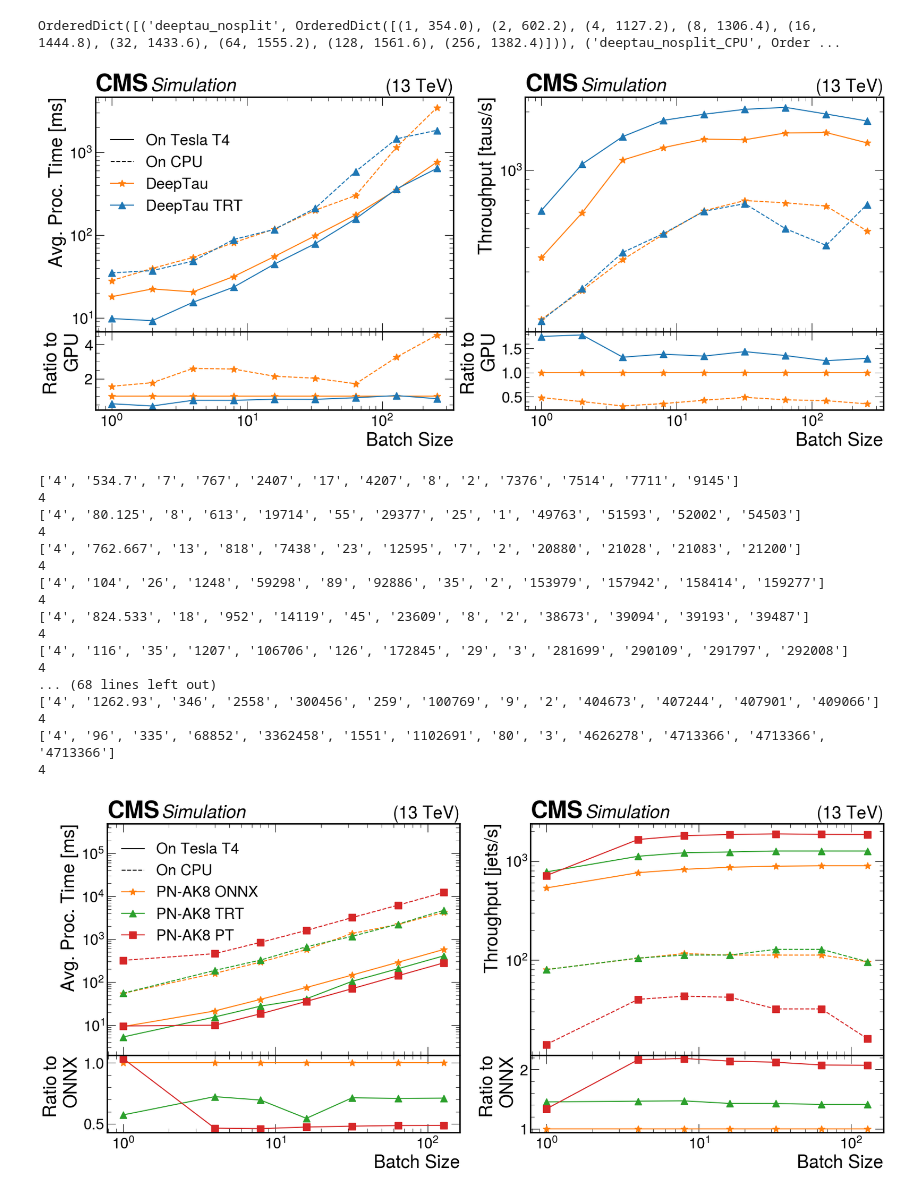
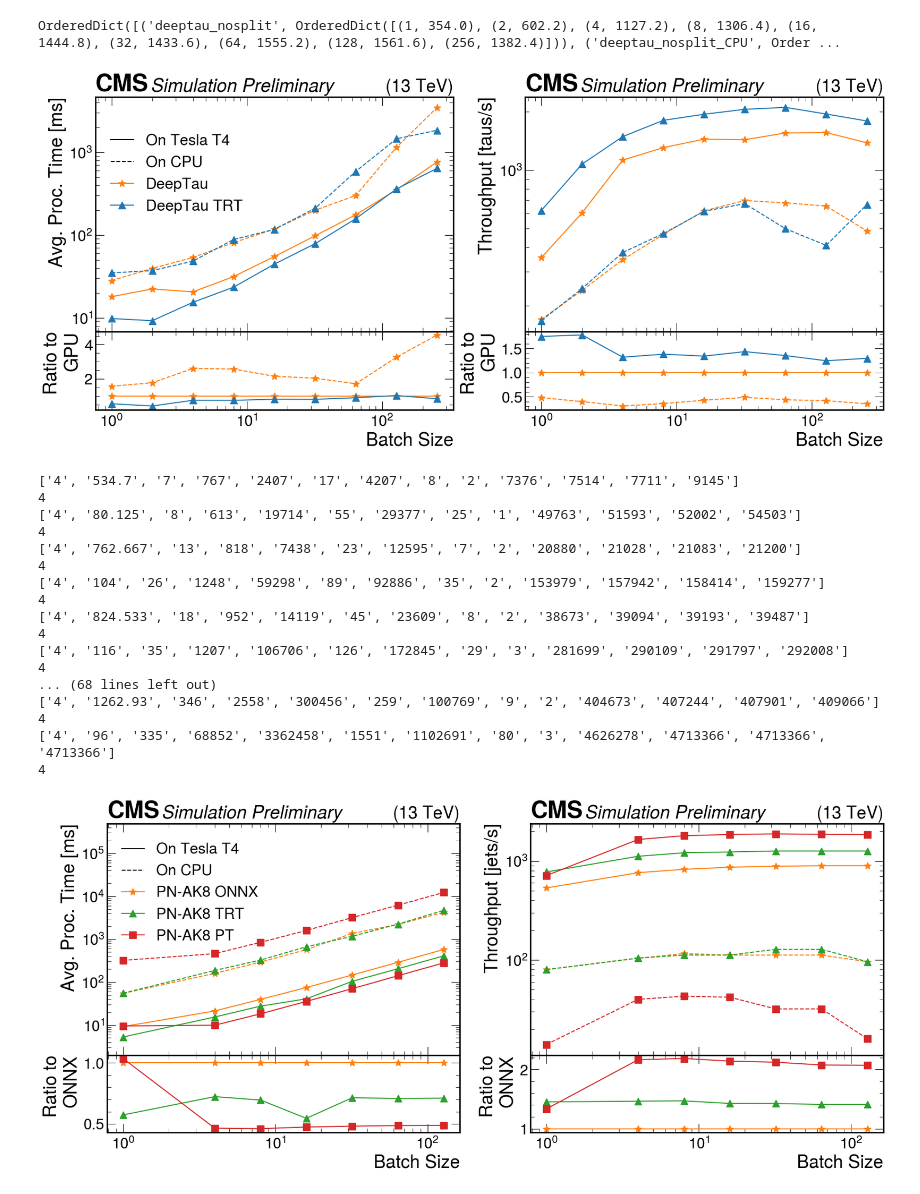
Before and after one commit to yongbinfeng/SONIC_miniAOD_paper_2022, a Jupyter notebook: Models_perf_analyzer_plots.ipynb, the cells around one changed output. Cells and saved outputs as stored; diff of their text form; code cells hidden in the pictures.

```diff
--- a/Models_perf_analyzer_plots.ipynb
+++ b/Models_perf_analyzer_plots.ipynb
@@ -1,6 +1,6 @@
 # %%
 #folder = 'plots_for_DPS/'
-folder = ''
+folder = 'plots/'
 # %%
 import csv
 import os
@@ -121,10 +121,10 @@ def Plot(models, outputname):
     #axs[0, 1].legend()
 
     #hep.cms.label(label='Simulation', loc=0)
-    #hep.cms.label(label='Preliminary', loc=0, ax=axs[0,0])
-    #hep.cms.label(label='Preliminary', loc=0, ax=axs[0,1])
-    hep.cms.label(loc=0, ax=axs[0,0])
-    hep.cms.label(loc=0, ax=axs[0,1])
+    hep.cms.label(label='Preliminary', loc=0, ax=axs[0,0])
+    hep.cms.label(label='Preliminary', loc=0, ax=axs[0,1])
+    #hep.cms.label(loc=0, ax=axs[0,0])
+    #hep.cms.label(loc=0, ax=axs[0,1])
     #hep.cms.lumitext(text='Simulation', ax=None, fontname=None, fontsize=None)
 
     fig.subplots_adjust(hspace=0)
@@ -224,11 +224,14 @@ def Plot(models, outputname):
     axs[0, 1].plot([], [], ' ', label="Tesla T4")
     axs[1, 1].plot([], [], ' ', label="Tesla T4")
 
-    axs[0, 0].plot([], [], label='On Tesla T4', color = 'k', linestyle = 'solid')
-    axs[0, 0].plot([], [], label='On CPU', color = 'k', linestyle = 'dashed')
+    axs[0, 0].plot([], [], label='DeepMET', color = 'w')
+    axs[0, 0].plot([], [], label='On Tesla T4', color = 'tab:cyan', linestyle = 'solid')
+    axs[0, 0].plot([], [], label='On CPU', color = 'tab:cyan', linestyle = 'dashed')
     for i, model in enumerate(models):
-        axs[0, 0].plot(batchs, vals_latency[i], label=legends[i], color = linecolors[i], linestyle = linestyles[i], marker=markers[i], markersize=10)
-        axs[0, 1].plot(batchs, vals_throughput[i],    label=legends[i], color = linecolors[i], linestyle = linestyles[i], marker=markers[i], markersize=10)
+        #axs[0, 0].plot(batchs, vals_latency[i], label=legends[i], color = linecolors[i], linestyle = linestyles[i], marker=markers[i], markersize=10)
+        #axs[0, 1].plot(batchs, vals_throughput[i],    label=legends[i], color = linecolors[i], linestyle = linestyles[i], marker=markers[i], markersize=10)
+        axs[0, 0].plot(batchs, vals_latency[i], color = linecolors[i], linestyle = linestyles[i], marker=markers[i], markersize=10)
+        axs[0, 1].plot(batchs, vals_throughput[i],  color = linecolors[i], linestyle = linestyles[i], marker=markers[i], markersize=10)
 
     for i, model in enumerate(models):
         axs[1, 0].plot(batchs, vals_latency[i]/vals_latency[0], color = linecolors[i], linestyle = linestyles[i], marker=markers[i], markersize=10)
@@ -256,10 +259,10 @@ def Plot(models, outputname):
     #axs[0, 1].legend()
 
     #hep.cms.label(label='Simulation', loc=0)
-    #hep.cms.label(label='Preliminary', loc=0, ax=axs[0,0])
-    #hep.cms.label(label='Preliminary', loc=0, ax=axs[0,1])
-    hep.cms.label(loc=0, ax=axs[0,0])
-    hep.cms.label(loc=0, ax=axs[0,1])
+    hep.cms.label(label='Preliminary', loc=0, ax=axs[0,0])
+    hep.cms.label(label='Preliminary', loc=0, ax=axs[0,1])
+    #hep.cms.label(loc=0, ax=axs[0,0])
+    #hep.cms.label(loc=0, ax=axs[0,1])
     #hep.cms.lumitext(text='Simulation', ax=None, fontname=None, fontsize=None)
 
     fig.subplots_adjust(hspace=0)
@@ -375,10 +378,10 @@ def Plot(models, outputname):
     #axs[0, 1].legend()
 
     #hep.cms.label(label='Simulation', loc=0)
-    #hep.cms.label(label='Preliminary', loc=0, ax=axs[0,0])
-    #hep.cms.label(label='Preliminary', loc=0, ax=axs[0,1])
-    hep.cms.label(loc=0, ax=axs[0,0])
-    hep.cms.label(loc=0, ax=axs[0,1])
+    hep.cms.label(label='Preliminary', loc=0, ax=axs[0,0])
+    hep.cms.label(label='Preliminary', loc=0, ax=axs[0,1])
+    #hep.cms.label(loc=0, ax=axs[0,0])
+    #hep.cms.label(loc=0, ax=axs[0,1])
     #hep.cms.lumitext(text='Simulation', ax=None, fontname=None, fontsize=None)
 
     fig.subplots_adjust(hspace=0)
@@ -388,7 +391,7 @@ Plot(['deeptau_nosplit', 'deeptau_nosplit_CPU', 'deeptau_nosplit_trt', 'deeptau_
 #Plot(['particlenet_AK4', 'particlenet_AK4_PT'], 'Test')
 # %% [output]
 OrderedDict([('deeptau_nosplit', OrderedDict([(1, 354.0), (2, 602.2), (4, 1127.2), (8, 1306.4), (16, 1444.8), (32, 1433.6), (64, 1555.2), (128, 1561.6), (256, 1382.4)])), ('deeptau_nosplit_CPU', Order ...
-[figure, old version]
+[figure, new version]
 # %%
 throughputs = OrderedDict()
 latencys = OrderedDict()
@@ -496,35 +499,35 @@ def Plot(models, outputname):
     axs[0, 1].set_xticklabels([])
     axs[0, 1].set_xscale('log')
     #axs[0, 1].legend()
 
     #hep.cms.label(label='Simulation', loc=0)
-    #hep.cms.label(label='Preliminary', loc=0, ax=axs[0,0])
-    #hep.cms.label(label='Preliminary', loc=0, ax=axs[0,1])
-    hep.cms.label(loc=0, ax=axs[0,0])
-    hep.cms.label(loc=0, ax=axs[0,1])
+    hep.cms.label(label='Preliminary', loc=0, ax=axs[0,0])
+    hep.cms.label(label='Preliminary', loc=0, ax=axs[0,1])
+    #hep.cms.label(loc=0, ax=axs[0,0])
+    #hep.cms.label(loc=0, ax=axs[0,1])
     #hep.cms.lumitext(text='Simulation', ax=None, fontname=None, fontsize=None)
 
     fig.subplots_adjust(hspace=0)
     fig.savefig(folder+f"{outputname}.png")
     fig.savefig(folder+f"{outputname}.pdf")
 Plot(['particlenet', 'particlenet_trt', 'particlenet_PT', 'particlenet_CPU', 'particlenet_trt_CPU', 'particlenet_PT_CPU'], 'latencies_throughputs_pn_ak8')
 #Plot(['particlenet_AK4', 'particlenet_AK4_PT'], 'Test')
 # %% [output]
 ['4', '534.7', '7', '767', '2407', '17', '4207', '8', '2', '7376', '7514', '7711', '9145']
 4
 ['4', '80.125', '8', '613', '19714', '55', '29377', '25', '1', '49763', '51593', '52002', '54503']
 4
 ['4', '762.667', '13', '818', '7438', '23', '12595', '7', '2', '20880', '21028', '21083', '21200']
 4
 ['4', '104', '26', '1248', '59298', '89', '92886', '35', '2', '153979', '157942', '158414', '159277']
 4
 ['4', '824.533', '18', '952', '14119', '45', '23609', '8', '2', '38673', '39094', '39193', '39487']
 4
 ['4', '116', '35', '1207', '106706', '126', '172845', '29', '3', '281699', '290109', '291797', '292008']
 4
 ... (68 lines left out)
 ['4', '1262.93', '346', '2558', '300456', '259', '100769', '9', '2', '404673', '407244', '407901', '409066']
 4
 ['4', '96', '335', '68852', '3362458', '1551', '1102691', '80', '3', '4626278', '4713366', '4713366', '4713366']
 4
-[figure, old version]
+[figure, new version]
```
Also changed, not shown: parts of 2 cells of this notebook, 5 other files.
